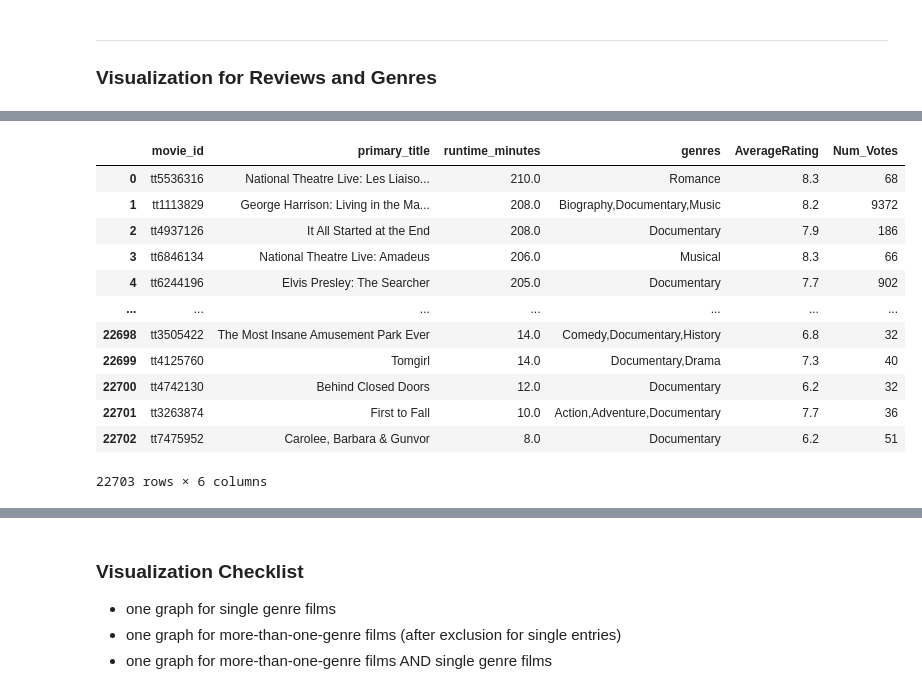
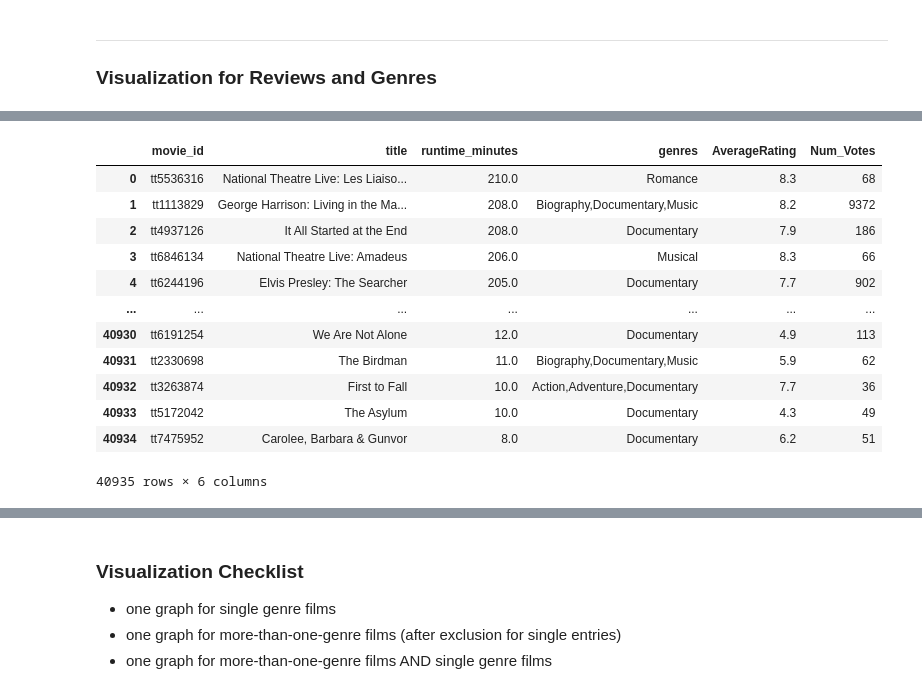
Before and after one commit to mfFrida/Capstone-Project-Semester-1, a Jupyter notebook: student.ipynb, the cells around one changed output, grey strips where cells are left out. Saved outputs shown, nothing was run; the diff lists cells and outputs as text; code cells hidden in the pictures.

```diff
--- a/student.ipynb
+++ b/student.ipynb
@@ -645,45 +644,44 @@ df_mr1.describe()
 # %%
 # reading SQL query for movie reviews into dataframe - run 2
 
 # added WHERE clause to remove movies from dataframe if longer than 3.5 hours - took away 65 values from dataset
 # and reduced runtime mean, std dev. before cleaning from 100.673928, 98.577855 to 99.405982, 22.135724 after cleaning!
 q = """
 SELECT
     mb.movie_id
-    ,mb.primary_title
+    ,mb.primary_title AS title
     ,mb.runtime_minutes
     ,mb.genres
     ,mr.averagerating AS AverageRating
     ,mr.numvotes AS Num_Votes
 FROM
     movie_basics AS mb
     JOIN movie_ratings AS mr
         USING(movie_id)
 WHERE
-    CAST(AverageRating AS float) > 6
-    AND CAST(Num_Votes AS int) > 30
+    CAST(Num_Votes AS int) > 30
     AND CAST(mb.runtime_minutes as float) <= 210
     AND mb.runtime_minutes IS NOT NULL
     AND mb.genres IS NOT NULL
 ORDER BY
     mb.runtime_minutes DESC
 ;"""
 df_mr1 = pd.read_sql(q, conn)
 df_mr1
 # %% [output]
-|  | movie_id | primary_title | runtime_minutes | genres | AverageRating | Num_Votes |
+|  | movie_id | title | runtime_minutes | genres | AverageRating | Num_Votes |
 | 0 | tt5536316 | National Theatre Live: Les Liaiso... | 210.0 | Romance | 8.3 | 68 |
 | 1 | tt1113829 | George Harrison: Living in the Ma... | 208.0 | Biography,Documentary,Music | 8.2 | 9372 |
 | 2 | tt4937126 | It All Started at the End | 208.0 | Documentary | 7.9 | 186 |
 | 3 | tt6846134 | National Theatre Live: Amadeus | 206.0 | Musical | 8.3 | 66 |
 | 4 | tt6244196 | Elvis Presley: The Searcher | 205.0 | Documentary | 7.7 | 902 |
 | ... | ... | ... | ... | ... | ... | ... |
-| 22698 | tt3505422 | The Most Insane Amusement Park Ever | 14.0 | Comedy,Documentary,History | 6.8 | 32 |
-| 22699 | tt4125760 | Tomgirl | 14.0 | Documentary,Drama | 7.3 | 40 |
-| 22700 | tt4742130 | Behind Closed Doors | 12.0 | Documentary | 6.2 | 32 |
-| 22701 | tt3263874 | First to Fall | 10.0 | Action,Adventure,Documentary | 7.7 | 36 |
-| 22702 | tt7475952 | Carolee, Barbara & Gunvor | 8.0 | Documentary | 6.2 | 51 |
+| 40930 | tt6191254 | We Are Not Alone | 12.0 | Documentary | 4.9 | 113 |
+| 40931 | tt2330698 | The Birdman | 11.0 | Biography,Documentary,Music | 5.9 | 62 |
+| 40932 | tt3263874 | First to Fall | 10.0 | Action,Adventure,Documentary | 7.7 | 36 |
+| 40933 | tt5172042 | The Asylum | 10.0 | Documentary | 4.3 | 49 |
+| 40934 | tt7475952 | Carolee, Barbara & Gunvor | 8.0 | Documentary | 6.2 | 51 |
-22703 rows × 6 columns
+40935 rows × 6 columns
 # %%
 # getting population dataset statistics - run 2
 df_mr1.describe()
```
Also changed, not shown: parts of 40 cells of this notebook.
